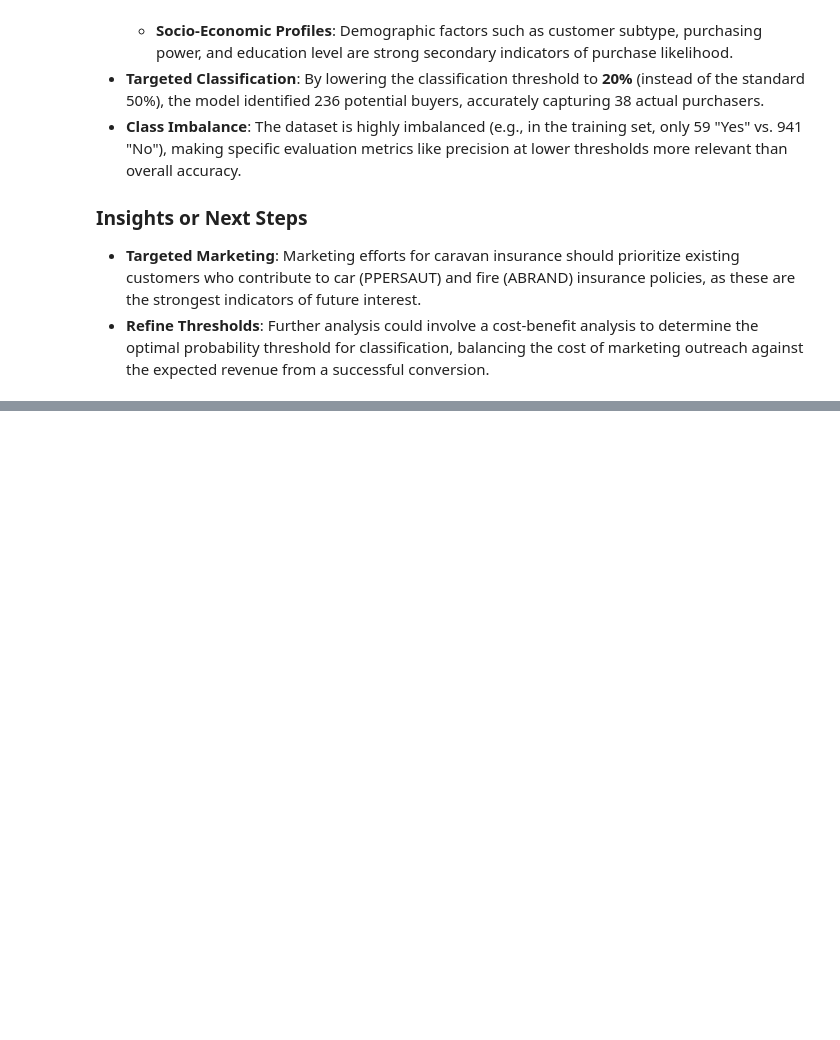
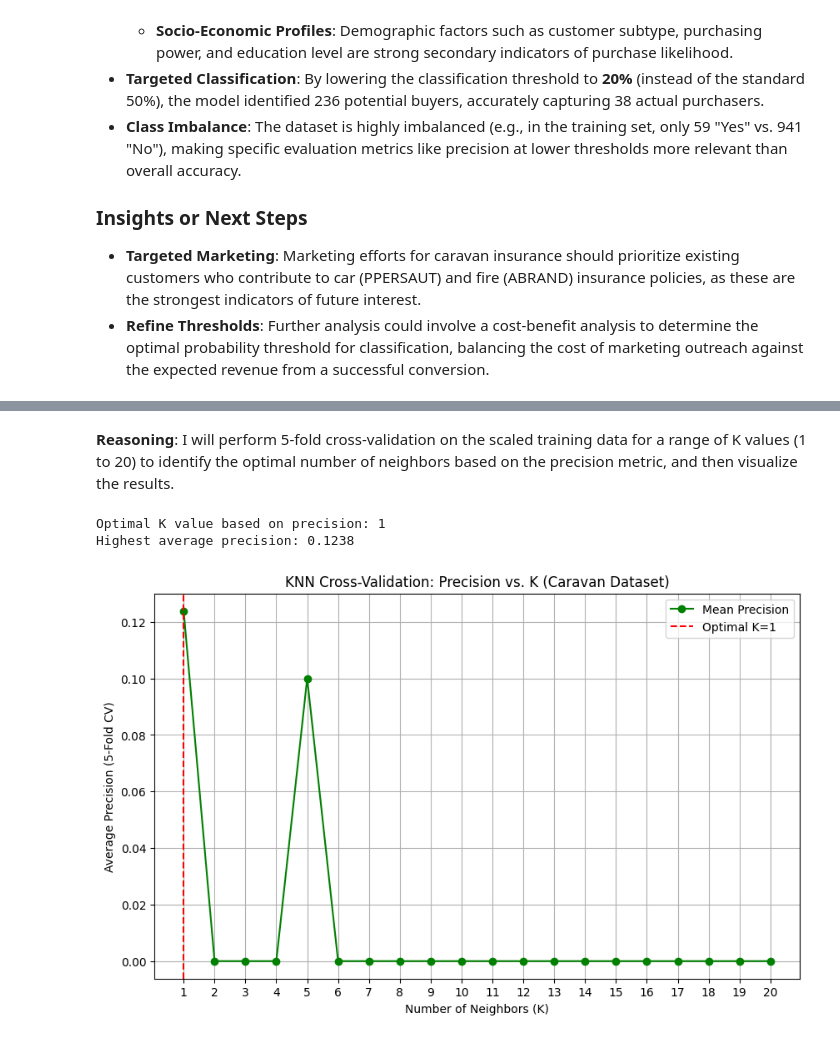
Before and after one commit to rguang/ISLP, a Jupyter notebook: Ch8 Lab.ipynb, the cells around one changed output, grey strips where cells are left out. Saved outputs shown, nothing was run; the diff lists cells and outputs as text; code cells hidden in the pictures; blank space fills up the shorter version.

```diff
--- a/Ch8 Lab.ipynb
+++ b/Ch8 Lab.ipynb
@@ -1471,0 +1288,68 @@ The Gradient Boosting model, when using a 20% probability threshold, achieved a
+# %% [markdown]
+**Reasoning**:
+I will perform 5-fold cross-validation on the scaled training data for a range of K values (1 to 20) to identify the optimal number of neighbors based on the precision metric, and then visualize the results.
+# %%
+import pandas as pd
+import numpy as np
+import matplotlib.pyplot as plt
+import os
+from sklearn.neighbors import KNeighborsClassifier
+from sklearn.model_selection import cross_val_score
+from sklearn.preprocessing import StandardScaler
+
+# 1. Direct path to Caravan.csv as specified in the environment file list
+file_path = '/content/Caravan.csv'
+
+try:
+    df_caravan = pd.read_csv(file_path)
+except FileNotFoundError:
+    print(f'Error: {file_path} not found. Available files in /content/: {os.listdir("/content/")}')
+    raise
+
+# 2. Split into training set (first 1000 observations)
+train_caravan = df_caravan.iloc[:1000]
+
+# 3. Preprocess: Separate features/target and encode
+X_train_caravan = train_caravan.drop('Purchase', axis=1)
+y_train_caravan = train_caravan['Purchase'].map({'No': 0, 'Yes': 1})
+
+# Apply one-hot encoding for categorical variables
+categorical_cols = X_train_caravan.select_dtypes(include=['object', 'category']).columns
+X_train_caravan = pd.get_dummies(X_train_caravan, columns=categorical_cols, drop_first=True)
+
+# 4. Scaling the data for KNN
+scaler = StandardScaler()
+X_train_scaled = scaler.fit_transform(X_train_caravan)
+
+# 5. Define range of K values and perform 5-fold CV
+k_range = range(1, 21)
+cv_precision_scores = []
+
+for k in k_range:
+    knn_cv = KNeighborsClassifier(n_neighbors=k)
+    # scoring='precision' as requested by the subtask
+    scores = cross_val_score(knn_cv, X_train_scaled, y_train_caravan, cv=5, scoring='precision')
+    cv_precision_scores.append(scores.mean())
+
+# 6. Identify optimal K
+optimal_k = list(k_range)[np.argmax(cv_precision_scores)]
+max_precision = max(cv_precision_scores)
+
+print(f'Optimal K value based on precision: {optimal_k}')
+print(f'Highest average precision: {max_precision:.4f}')
+
+# 7. Plot the results
+plt.figure(figsize=(10, 6))
+plt.plot(k_range, cv_precision_scores, marker='o', linestyle='-', color='green', label='Mean Precision')
+plt.axvline(x=optimal_k, color='red', linestyle='--', label=f'Optimal K={optimal_k}')
+plt.title('KNN Cross-Validation: Precision vs. K (Caravan Dataset)')
+plt.xlabel('Number of Neighbors (K)')
+plt.ylabel('Average Precision (5-Fold CV)')
+plt.xticks(k_range)
+plt.legend()
+plt.grid(True)
+plt.show()
+# %% [output]
+Optimal K value based on precision: 1
+Highest average precision: 0.1238
+[figure, added]
```
Also changed, not shown: parts of 48 cells of this notebook.
